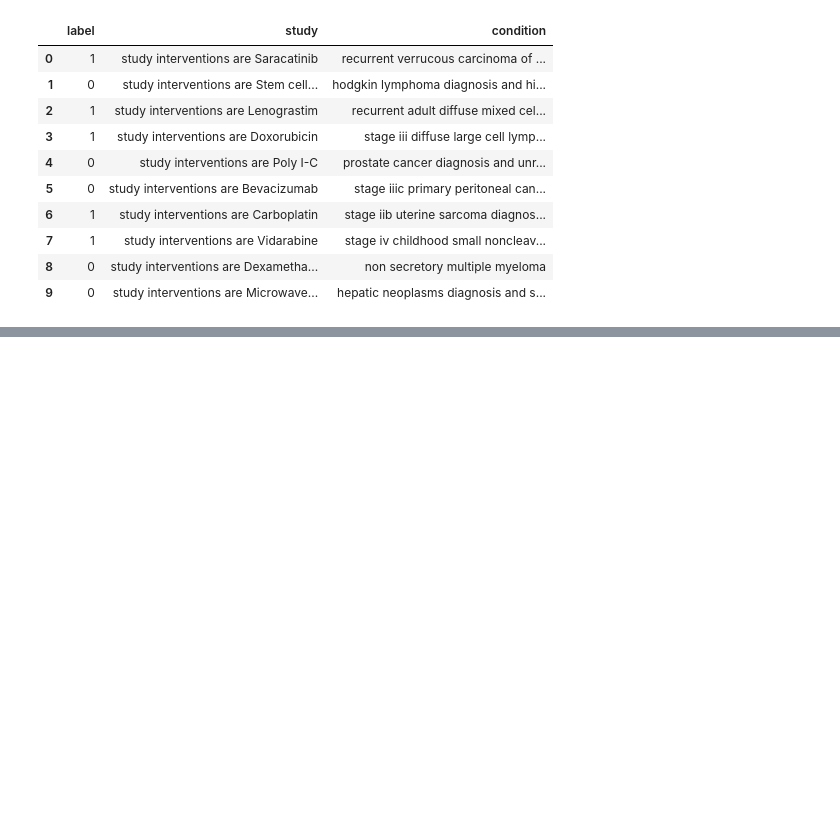
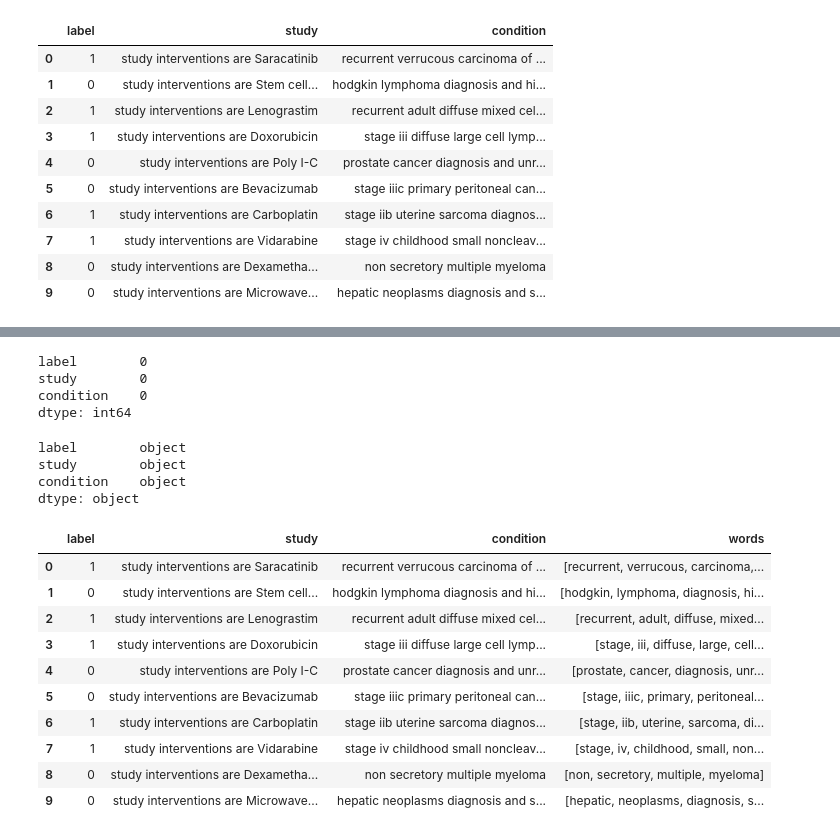
Before and after one commit to santiagotri/Proyecto1_BI, a Jupyter notebook: main_proyecto1.ipynb, the cells around one changed output, grey strips where cells are left out. Drawn from its saved outputs; the diff is of its cells as text; code cells hidden in the pictures; blank space fills up the shorter version.

```diff
--- a/main_proyecto1.ipynb
+++ b/main_proyecto1.ipynb
@@ -218,3 +278,35 @@ textos.head(10)
 | 7 | 1 | study interventions are Vidarabine | stage iv childhood small noncleav... | 34 | 13 | 3 | 90 | 10 | ... |
 | 8 | 0 | study interventions are Dexametha... | non secretory multiple myeloma | 50 | 13 | 3 | 30 | 9 | ... |
 | 9 | 0 | study interventions are Microwave... | hepatic neoplasms diagnosis and s... | 42 | 13 | 3 | 103 | 11 | ... |
+# %%
+data_t.isnull().sum()
+# %% [output]
+label        0
+study        0
+condition    0
+dtype: int64
+# %%
+data_t.dtypes
+# %% [output]
+label        object
+study        object
+condition    object
+dtype: object
+# %%
+data_t['condition'] = data_t['condition'].apply(contractions.fix) #Aplica la corrección de las contracciones
+data_t['study'] = data_t['study'].apply(contractions.fix) #Aplica la corrección de las contracciones
+# %%
+data_t['words'] = data_t['condition'].apply(word_tokenize).apply(preprocessing) #Aplica la eliminación del ruido
+data_t.head(10)
+# %% [output]
+|  | label | study | condition | words |
+| 0 | 1 | study interventions are Saracatinib | recurrent verrucous carcinoma of ... | [recurrent, verrucous, carcinoma,... |
+| 1 | 0 | study interventions are Stem cell... | hodgkin lymphoma diagnosis and hi... | [hodgkin, lymphoma, diagnosis, hi... |
+| 2 | 1 | study interventions are Lenograstim | recurrent adult diffuse mixed cel... | [recurrent, adult, diffuse, mixed... |
+| 3 | 1 | study interventions are Doxorubicin | stage iii diffuse large cell lymp... | [stage, iii, diffuse, large, cell... |
+| 4 | 0 | study interventions are Poly I-C | prostate cancer diagnosis and unr... | [prostate, cancer, diagnosis, unr... |
+| 5 | 0 | study interventions are Bevacizumab | stage iiic primary peritoneal can... | [stage, iiic, primary, peritoneal... |
+| 6 | 1 | study interventions are Carboplatin | stage iib uterine sarcoma diagnos... | [stage, iib, uterine, sarcoma, di... |
+| 7 | 1 | study interventions are Vidarabine | stage iv childhood small noncleav... | [stage, iv, childhood, small, non... |
+| 8 | 0 | study interventions are Dexametha... | non secretory multiple myeloma | [non, secretory, multiple, myeloma] |
+| 9 | 0 | study interventions are Microwave... | hepatic neoplasms diagnosis and s... | [hepatic, neoplasms, diagnosis, s... |
```
Also changed, not shown: parts of 9 cells of this notebook.
